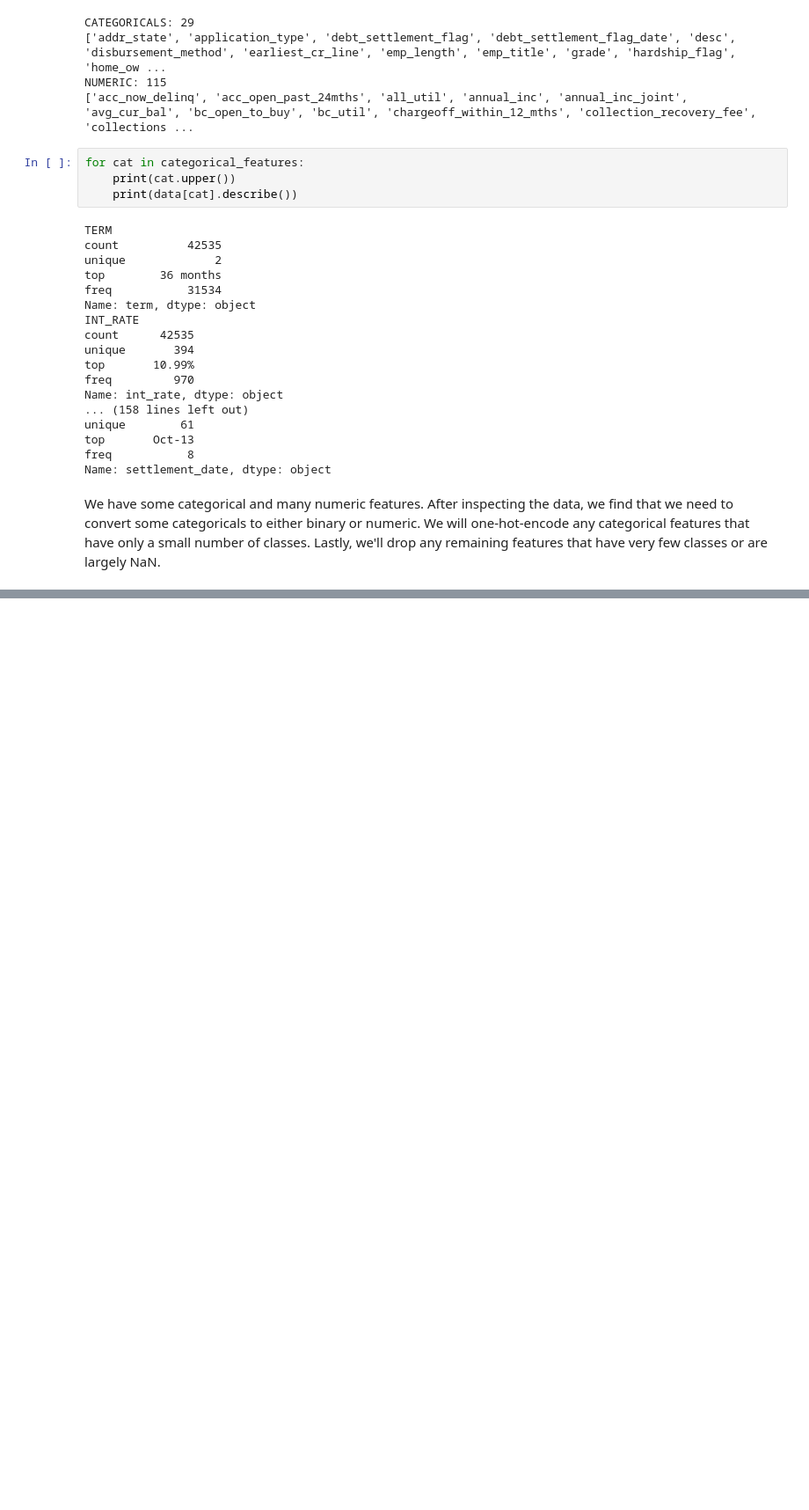
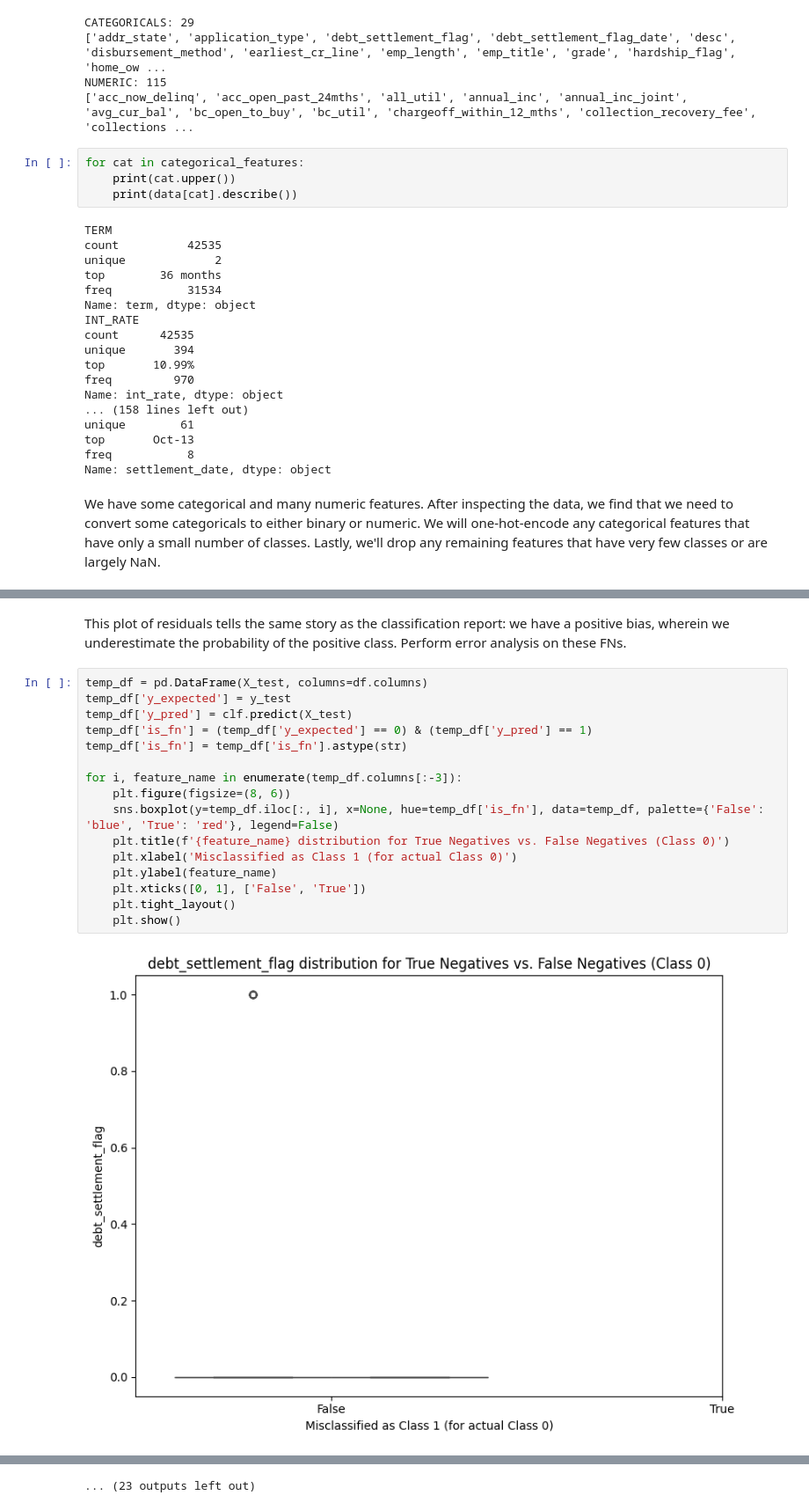
Before and after one commit to ellynkeith/ML_AI, a Jupyter notebook: binary_cls.ipynb, the cells around one changed output, grey strips where cells are left out. Shown at 88% size. Drawn from its saved outputs; the diff is of its cells as text; blank space fills up the shorter version.

```diff
--- a/binary_cls.ipynb
+++ b/binary_cls.ipynb
@@ -221,0 +191,20 @@ We have a right tail skew and a small bump between -0.75 and -1.0. Let's look at
+# %% [markdown]
+This plot of residuals tells the same story as the classification report: we have a positive bias, wherein we underestimate the probability of the positive class. Perform error analysis on these FNs.
+# %%
+temp_df = pd.DataFrame(X_test, columns=df.columns)
+temp_df['y_expected'] = y_test
+temp_df['y_pred'] = clf.predict(X_test)
+temp_df['is_fn'] = (temp_df['y_expected'] == 0) & (temp_df['y_pred'] == 1)
+temp_df['is_fn'] = temp_df['is_fn'].astype(str)
+
+for i, feature_name in enumerate(temp_df.columns[:-3]):
+    plt.figure(figsize=(8, 6))
+    sns.boxplot(y=temp_df.iloc[:, i], x=None, hue=temp_df['is_fn'], data=temp_df, palette={'False': 'blue', 'True': 'red'}, legend=False)
+    plt.title(f'{feature_name} distribution for True Negatives vs. False Negatives (Class 0)')
+    plt.xlabel('Misclassified as Class 1 (for actual Class 0)')
+    plt.ylabel(feature_name)
+    plt.xticks([0, 1], ['False', 'True'])
+    plt.tight_layout()
+    plt.show()
+# %% [output]
+[figure, added]
@@ -221,0 +222 @@ We have a right tail skew and a small bump between -0.75 and -1.0. Let's look at
+... (23 outputs left out)
```
Also changed, not shown: parts of 27 cells of this notebook.
